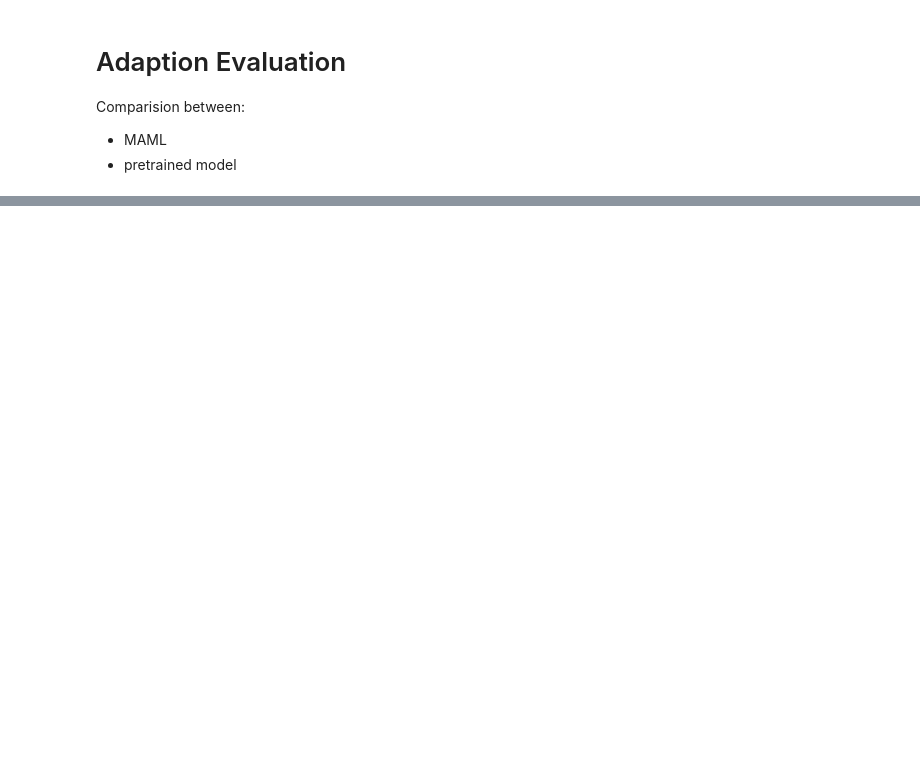
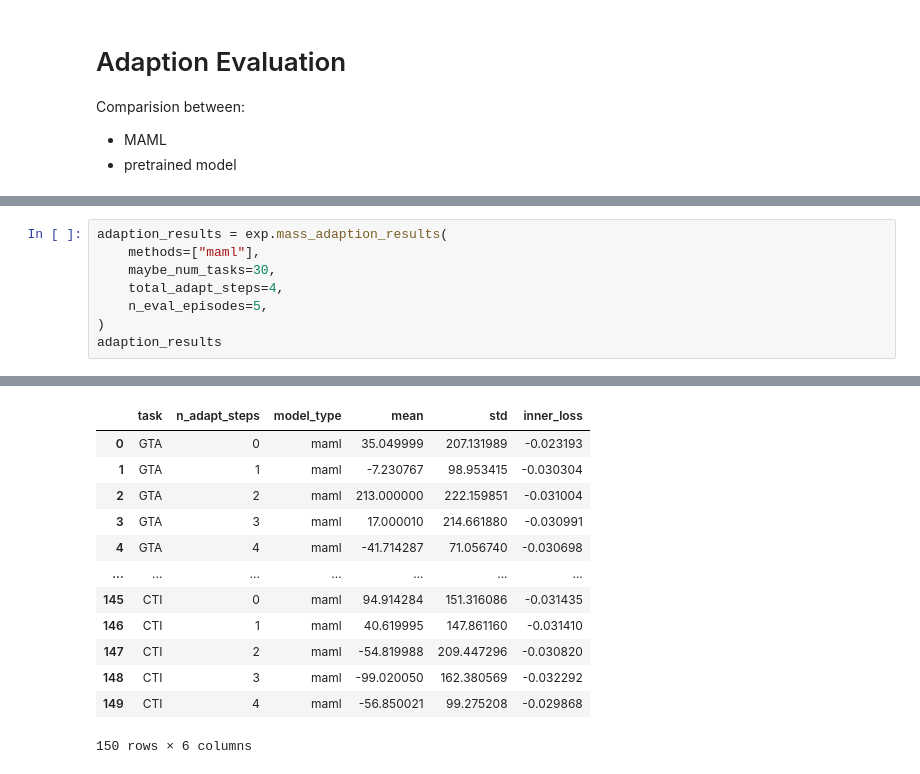
Before and after one commit to minhmanminhman/stock-env, a Jupyter notebook: notebooks/evaluate_adaption.ipynb, the cells around one changed output, grey strips where cells are left out. Drawn from its saved outputs; the diff is of its cells as text; blank space fills up the shorter version.

```diff
--- a/notebooks/evaluate_adaption.ipynb
+++ b/notebooks/evaluate_adaption.ipynb
@@ -127,0 +72,9 @@ random_df = df_result[df_result.model_type == 'random']
+# %%
+adaption_results = exp.mass_adaption_results(
+    methods=["maml"],
+    maybe_num_tasks=30,
+    total_adapt_steps=4,
+    n_eval_episodes=5,
+)
+adaption_results
+# %% [output]
@@ -127,0 +98,13 @@ random_df = df_result[df_result.model_type == 'random']
+|  | task | n_adapt_steps | model_type | mean | std | inner_loss |
+| 0 | GTA | 0 | maml | 35.049999 | 207.131989 | -0.023193 |
+| 1 | GTA | 1 | maml | -7.230767 | 98.953415 | -0.030304 |
+| 2 | GTA | 2 | maml | 213.000000 | 222.159851 | -0.031004 |
+| 3 | GTA | 3 | maml | 17.000010 | 214.661880 | -0.030991 |
+| 4 | GTA | 4 | maml | -41.714287 | 71.056740 | -0.030698 |
+| ... | ... | ... | ... | ... | ... | ... |
+| 145 | CTI | 0 | maml | 94.914284 | 151.316086 | -0.031435 |
+| 146 | CTI | 1 | maml | 40.619995 | 147.861160 | -0.031410 |
+| 147 | CTI | 2 | maml | -54.819988 | 209.447296 | -0.030820 |
+| 148 | CTI | 3 | maml | -99.020050 | 162.380569 | -0.032292 |
+| 149 | CTI | 4 | maml | -56.850021 | 99.275208 | -0.029868 |
+150 rows × 6 columns
```
Also changed, not shown: parts of 12 cells of this notebook, 1 other file.
